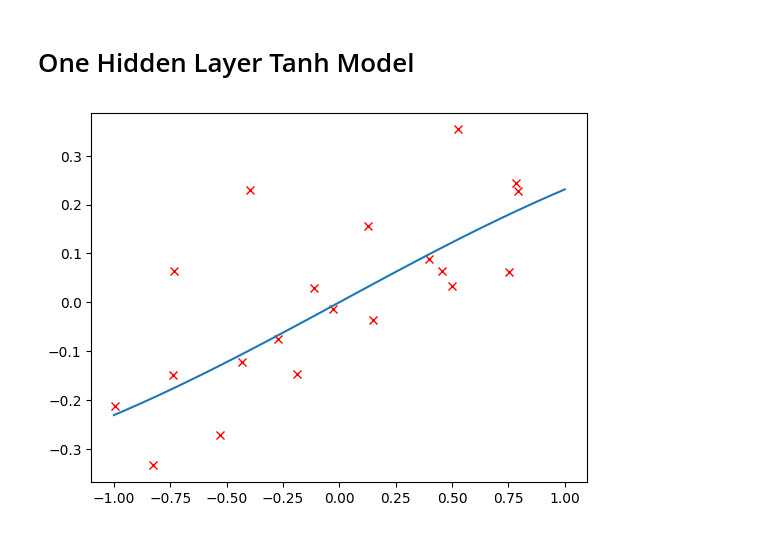
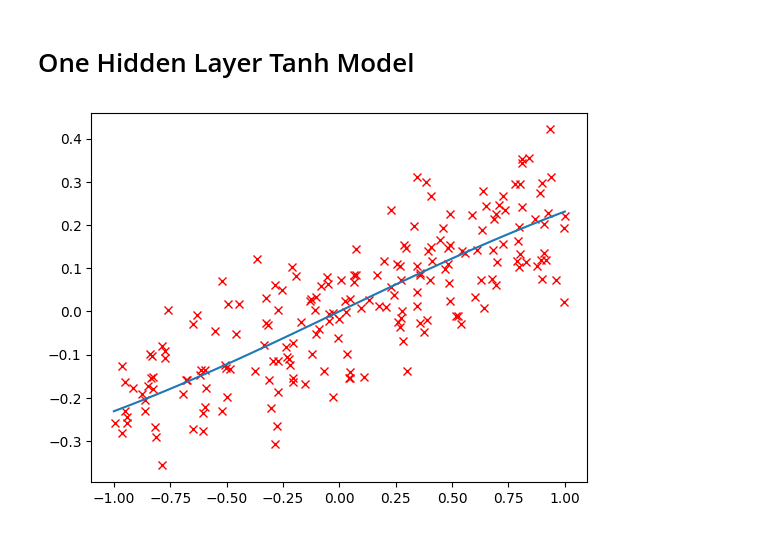
Before and after one commit to edmundlth/phase-transition-in-singular-model-paper, a Jupyter notebook: experiments/measuring-rlct-of-one-hidden-layer-tanh-model.ipynb, the cells around one changed output. Saved outputs shown, nothing was run; the diff lists cells and outputs as text; code cells hidden in the pictures.

```diff
--- a/experiments/measuring-rlct-of-one-hidden-layer-tanh-model.ipynb
+++ b/experiments/measuring-rlct-of-one-hidden-layer-tanh-model.ipynb
@@ -142,26 +142,26 @@ class OneLayerTanhModel(object):
 # %%
 true_param_dict = {
     "W1": jnp.array([[0.5]]),
     "W2": jnp.array([[0.5]])
 }
 input_dim, num_hidden_nodes = true_param_dict["W1"].shape
 output_dim = true_param_dict["W2"].shape[1]
-num_training_samples = 20
+num_training_samples = 200
 one_layer_tanh = OneLayerTanhModel(
     true_param_dict,
     num_training_samples=num_training_samples,
     input_dim=input_dim,
     output_dim=output_dim,
     num_hidden_nodes=num_hidden_nodes,
     sigma=0.1,
     itemp=1.0
 )
 
 plt.plot(one_layer_tanh.X, one_layer_tanh.Y, "rx");
 a = np.linspace(-1, 1, num=50)[:, np.newaxis]
 plt.plot(a, one_layer_tanh.regression_func(a, true_param_dict));
 # %% [output]
-[figure, old version]
+[figure, new version]
 # %%
 posterior_samples = one_layer_tanh.run_inference(
     num_warmup=300,
```
Also changed, not shown: parts of 4 cells of this notebook.
